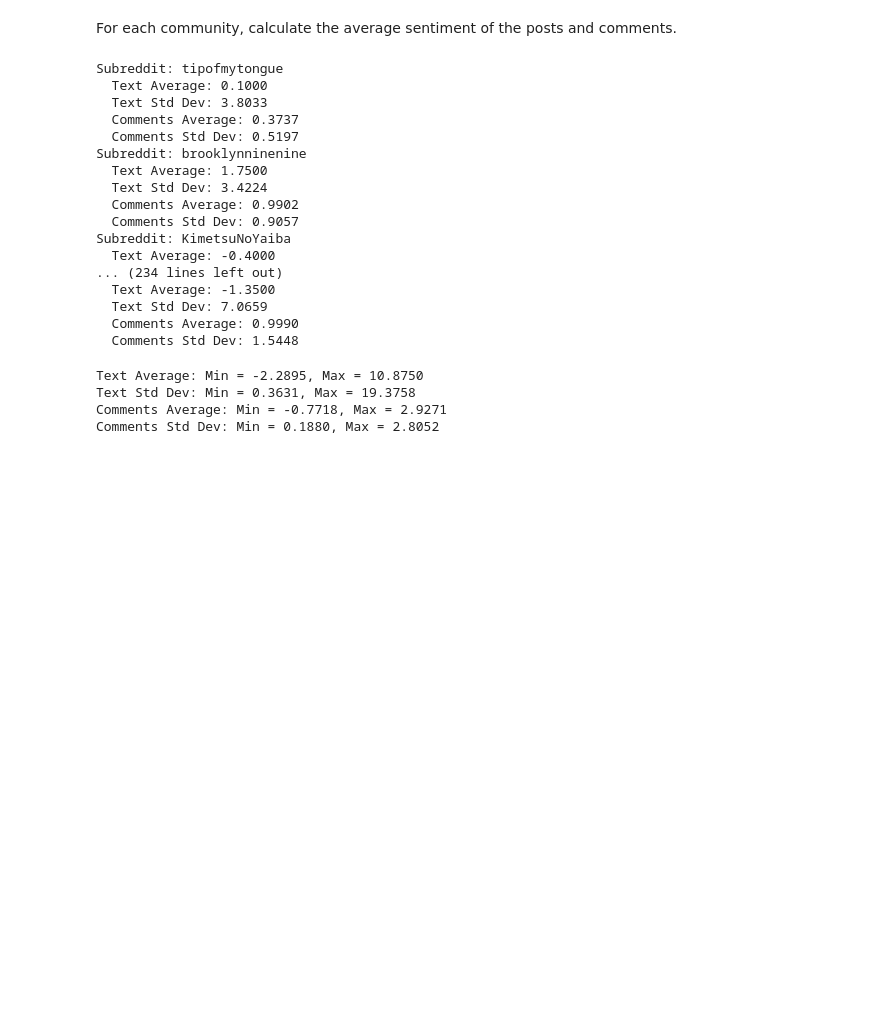
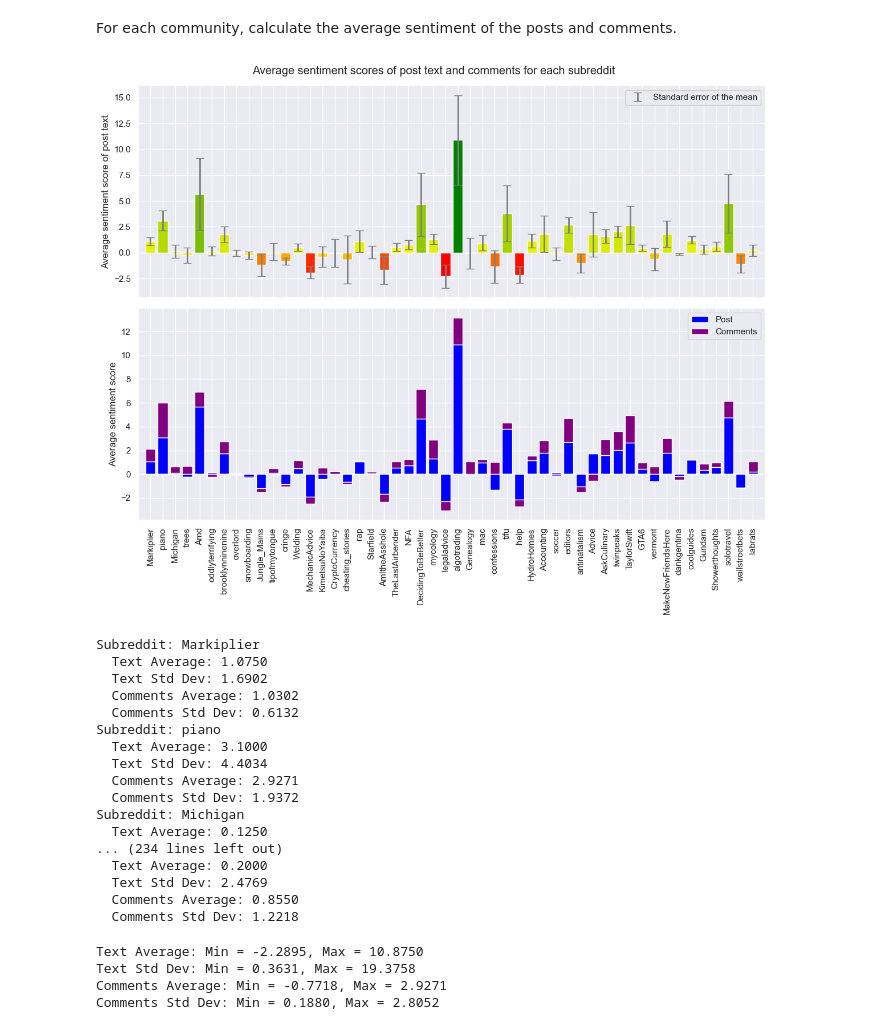
Before and after one commit to annaekner/social-graphs, a Jupyter notebook: Project/explainer_notebook.ipynb, the cells around one changed output. Cells and saved outputs as stored; diff of their text form; code cells hidden in the pictures; blank space fills up the shorter version.

Commit message:
awesome sentiment distribution plot

```diff
--- a/Project/explainer_notebook.ipynb
+++ b/Project/explainer_notebook.ipynb
@@ -816,12 +818,4 @@ Sentiment score for the text of the node: -11.5000
 Sentiment score for the comments of the node: 1.5400
 # %% [markdown]
 For each community, calculate the average sentiment of the posts and comments.
-# %%
-def sentiment_subreddits_statistics(G):
-    """
-    For each subreddit, compute the the average (and std) sentiment of the text and comments of the nodes in the subreddit.
-
-
-    """
-    return
 # %%
@@ -862,28 +929,33 @@ def sentiment_subreddits_statistics(communities_subreddits, G):
+# %%
+# Sentiment statistics for all subreddits
+sentiment_subreddits_statistics = compute_sentiment_subreddits_statistics(communities_subreddits, G)
+
+plot_sentiment_subreddits_statistics(sentiment_subreddits_statistics)
+# %% [output]
+[figure, added]
 # %%
-sentiment_results = sentiment_subreddits_statistics(communities_subreddits, G)
-# Access results for a specific subreddit
-for subreddit, stats in sentiment_results.items():
+for subreddit, stats in sentiment_subreddits_statistics.items():
     print(f"Subreddit: {subreddit}")
     print(f"  Text Average: {stats['text_avg']:.4f}")
     print(f"  Text Std Dev: {stats['text_std']:.4f}")
     print(f"  Comments Average: {stats['comments_avg']:.4f}")
     print(f"  Comments Std Dev: {stats['comments_std']:.4f}")
 # %% [output]
-Subreddit: tipofmytongue
-  Text Average: 0.1000
-  Text Std Dev: 3.8033
-  Comments Average: 0.3737
-  Comments Std Dev: 0.5197
-Subreddit: brooklynninenine
-  Text Average: 1.7500
-  Text Std Dev: 3.4224
-  Comments Average: 0.9902
-  Comments Std Dev: 0.9057
-Subreddit: KimetsuNoYaiba
-  Text Average: -0.4000
+Subreddit: Markiplier
+  Text Average: 1.0750
+  Text Std Dev: 1.6902
+  Comments Average: 1.0302
+  Comments Std Dev: 0.6132
+Subreddit: piano
+  Text Average: 3.1000
+  Text Std Dev: 4.4034
+  Comments Average: 2.9271
+  Comments Std Dev: 1.9372
+Subreddit: Michigan
+  Text Average: 0.1250
 ... (234 lines left out)
-  Text Average: -1.3500
-  Text Std Dev: 7.0659
-  Comments Average: 0.9990
-  Comments Std Dev: 1.5448
+  Text Average: 0.2000
+  Text Std Dev: 2.4769
+  Comments Average: 0.8550
+  Comments Std Dev: 1.2218
 # %%
```
Also changed, not shown: parts of 7 cells of this notebook.
